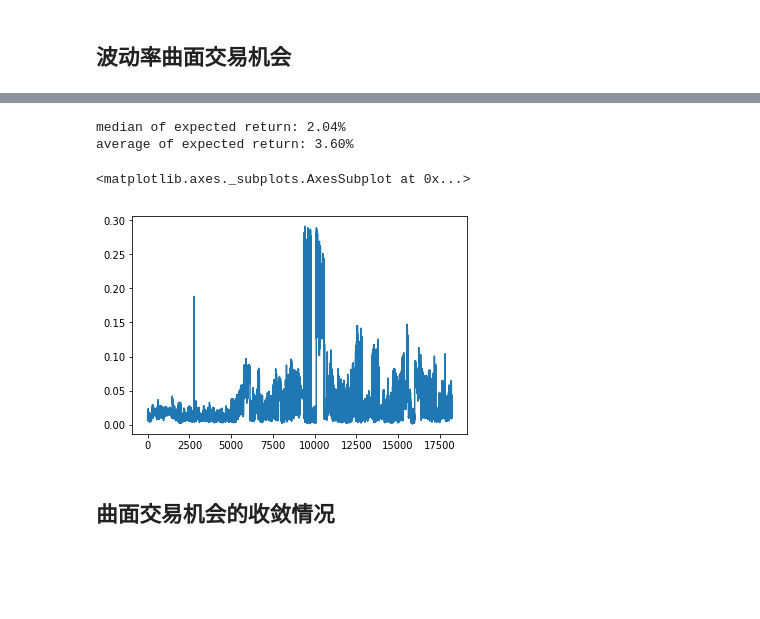
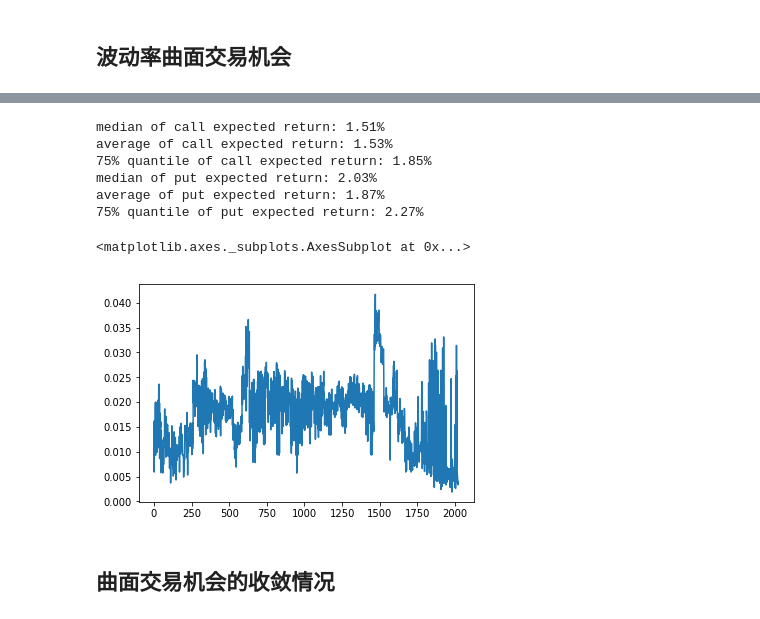
Before and after one commit to rafs/OptVolTrading, a Jupyter notebook: OptVolSurfaceTradingAnalysis.ipynb, the cells around one changed output, grey strips where cells are left out. Cells and saved outputs as stored; diff of their text form; code cells hidden in the pictures; blank space fills up the shorter version.

```diff
--- a/OptVolSurfaceTradingAnalysis.ipynb
+++ b/OptVolSurfaceTradingAnalysis.ipynb
@@ -15,8 +15,8 @@ Populating the interactive namespace from numpy and matplotlib
 trade_chance_filepath = '~/Dropbox/OptVolTrading/data/trade_chance_VolSurfaceTrade.csv'
 # 导入交易机会数据
 vs_trade_chances = pd.read_csv(trade_chance_filepath, header=0, dtype={'short_opt_code': str, 'long_opt_code': str})
-vs_trade_chances['date'] = vs_trade_chances.apply(lambda x: x['datetime'][:10], axis=1)
-vs_trade_chances['time'] = vs_trade_chances.apply(lambda x: x['datetime'][10:], axis=1)
+# vs_trade_chances['date'] = vs_trade_chances.apply(lambda x: x['datetime'][:10], axis=1)
+# vs_trade_chances['time'] = vs_trade_chances.apply(lambda x: x['datetime'][10:], axis=1)
 # print(type(vs_trade_chances.iloc[0]['short_opt_code']))
 vs_trade_chances.head()
 # %% [output]
@@ -27,16 +26,27 @@ vs_trade_chances.head()
 | 2 | 2015-02-10 09:33:00 | Call | 10000041 | 15 | 0.0563 | 0.4154 | 10000002 | ... |
 | 3 | 2015-02-10 09:33:00 | Put | 10000042 | 10 | 0.1876 | -0.5846 | 10000007 | ... |
 | 4 | 2015-02-10 09:34:00 | Call | 10000041 | 14 | 0.0577 | 0.4143 | 10000003 | ... |
-# %%
-sample_trade_chances = vs_trade_chances[(vs_trade_chances.date >= '2015-01-01') & (vs_trade_chances.date <= '2015-05-31')]
-print('median of expected return: %0.2f%%' % (sample_trade_chances['expected_return'].median()*100))
-print('average of expected return: %0.2f%%' % (sample_trade_chances['expected_return'].mean()*100))
-sample_trade_chances['expected_return'].plot()
-# %% [output]
-median of expected return: 2.04%
-average of expected return: 3.60%
-<matplotlib.axes._subplots.AxesSubplot at 0x...>
-[figure, removed]
+# %%
+sample_trade_chances = vs_trade_chances[(vs_trade_chances.datetime >= '2015-02-09 09:30:00') & (vs_trade_chances.datetime <= '2015-02-28 15:00:00')]
+call_sample = sample_trade_chances[sample_trade_chances.opt_type == 'Call']
+put_sample = sample_trade_chances[sample_trade_chances.opt_type == 'Put']
+print('median of call expected return: %0.2f%%' % (call_sample['expected_return'].median()*100))
+print('average of call expected return: %0.2f%%' % (call_sample['expected_return'].mean()*100))
+print('75%% quantile of call expected return: %0.2f%%' % (call_sample['expected_return'].quantile(0.75)*100))
+
+print('median of put expected return: %0.2f%%' % (put_sample['expected_return'].median()*100))
+print('average of put expected return: %0.2f%%' % (put_sample['expected_return'].mean()*100))
+print('75%% quantile of put expected return: %0.2f%%' % (put_sample['expected_return'].quantile(0.75)*100))
+sample_trade_chances['expected_return'].plot()
+# %% [output]
+median of call expected return: 1.51%
+average of call expected return: 1.53%
+75% quantile of call expected return: 1.85%
+median of put expected return: 2.03%
+average of put expected return: 1.87%
+75% quantile of put expected return: 2.27%
+<matplotlib.axes._subplots.AxesSubplot at 0x...>
+[figure, added]
 # %% [markdown]
 ## 曲面交易机会的收敛情况
 # %% [markdown]
```
Also changed, not shown: parts of 1 cell of this notebook, 4 other files.
